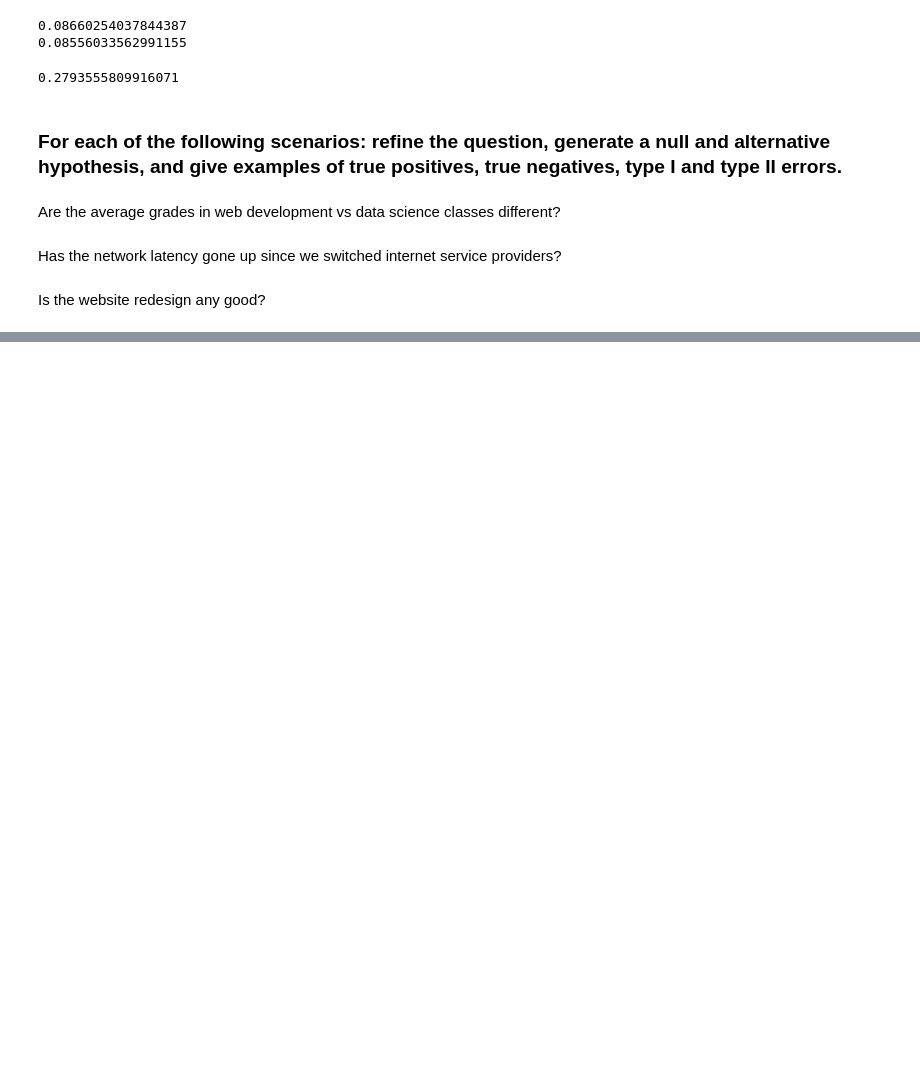
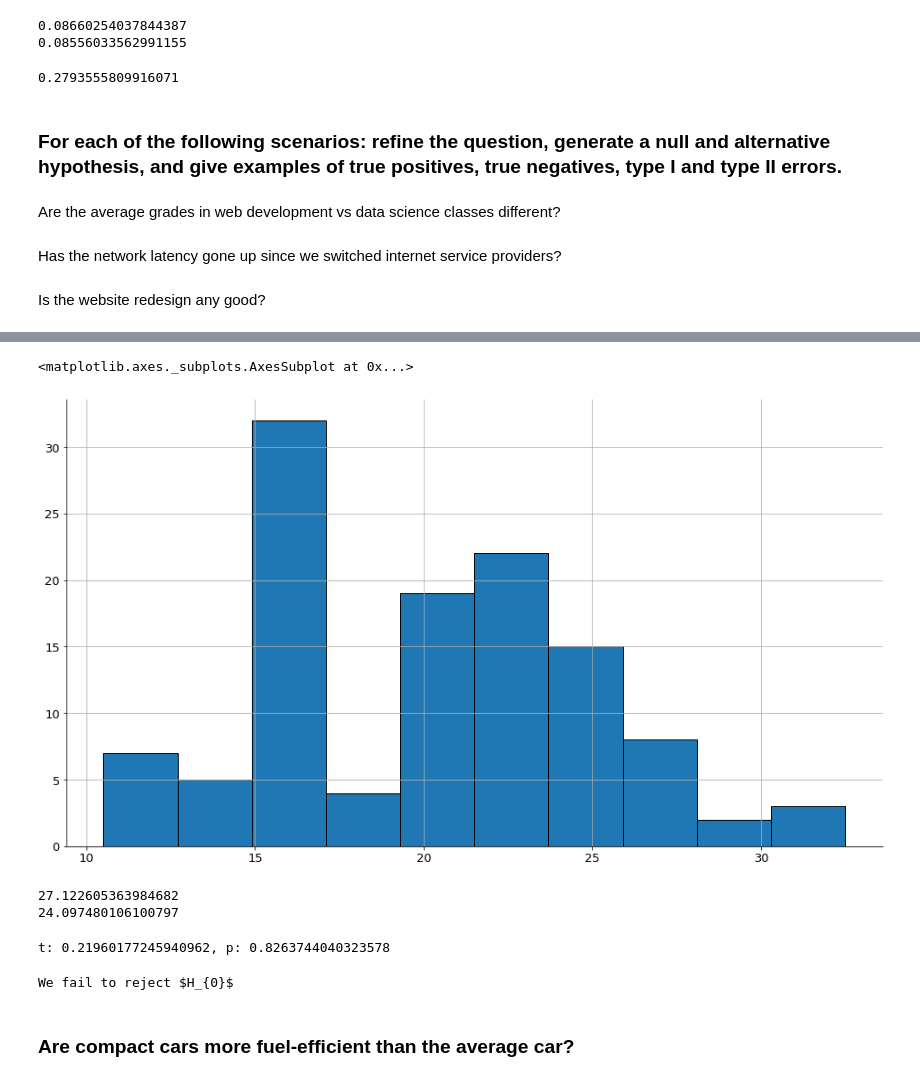
Before and after one commit to Matthew-Mays/statistics-exercises, a Jupyter notebook: hypothesis_testing.ipynb, the cells around one changed output, grey strips where cells are left out. Cells and saved outputs as stored; diff of their text form; code cells hidden in the pictures; blank space fills up the shorter version.

```diff
--- a/hypothesis_testing.ipynb
+++ b/hypothesis_testing.ipynb
@@ -110,0 +143,11 @@ Is the website redesign any good?
+# %%
+cars08.hist()
+# %% [output]
+<matplotlib.axes._subplots.AxesSubplot at 0x...>
+[figure, added]
+# %%
+print(cars99.var())
+print(cars08.var())
+# %% [output]
+27.122605363984682
+24.097480106100797
@@ -110,0 +156,16 @@ Is the website redesign any good?
+# %%
+print(f't: {t}, p: {p}')
+# %% [output]
+t: 0.21960177245940962, p: 0.8263744040323578
+# %%
+alpha = .05
+if p/2 > alpha:
+    print("We fail to reject $H_{0}$")
+elif t < 0:
+    print("We fail to reject $H_{0}$")
+else:
+    print("We reject $H_{0}$")
+# %% [output]
+We fail to reject $H_{0}$
+# %% [markdown]
+### Are compact cars more fuel-efficient than the average car?
```
Also changed, not shown: parts of 19 cells of this notebook.
